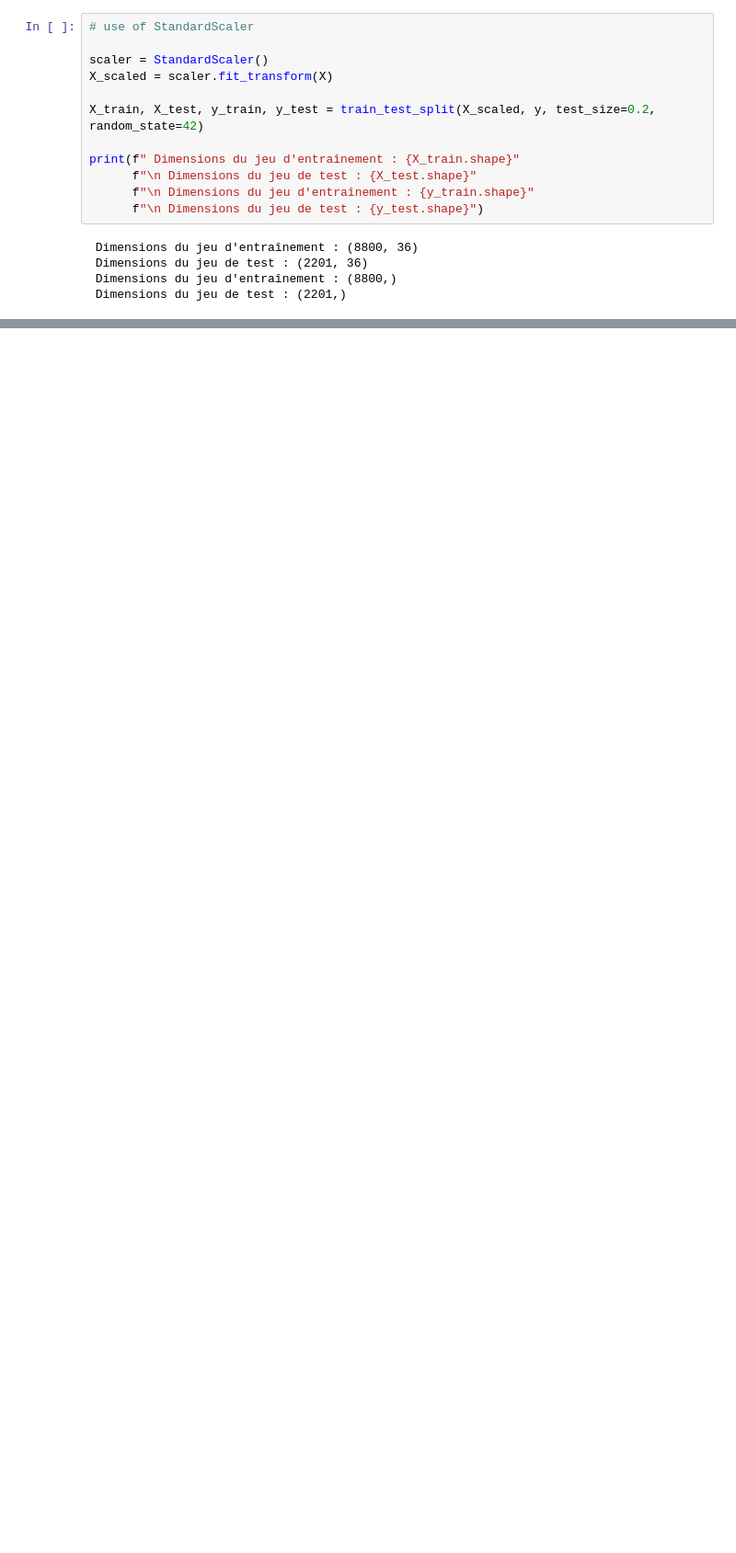
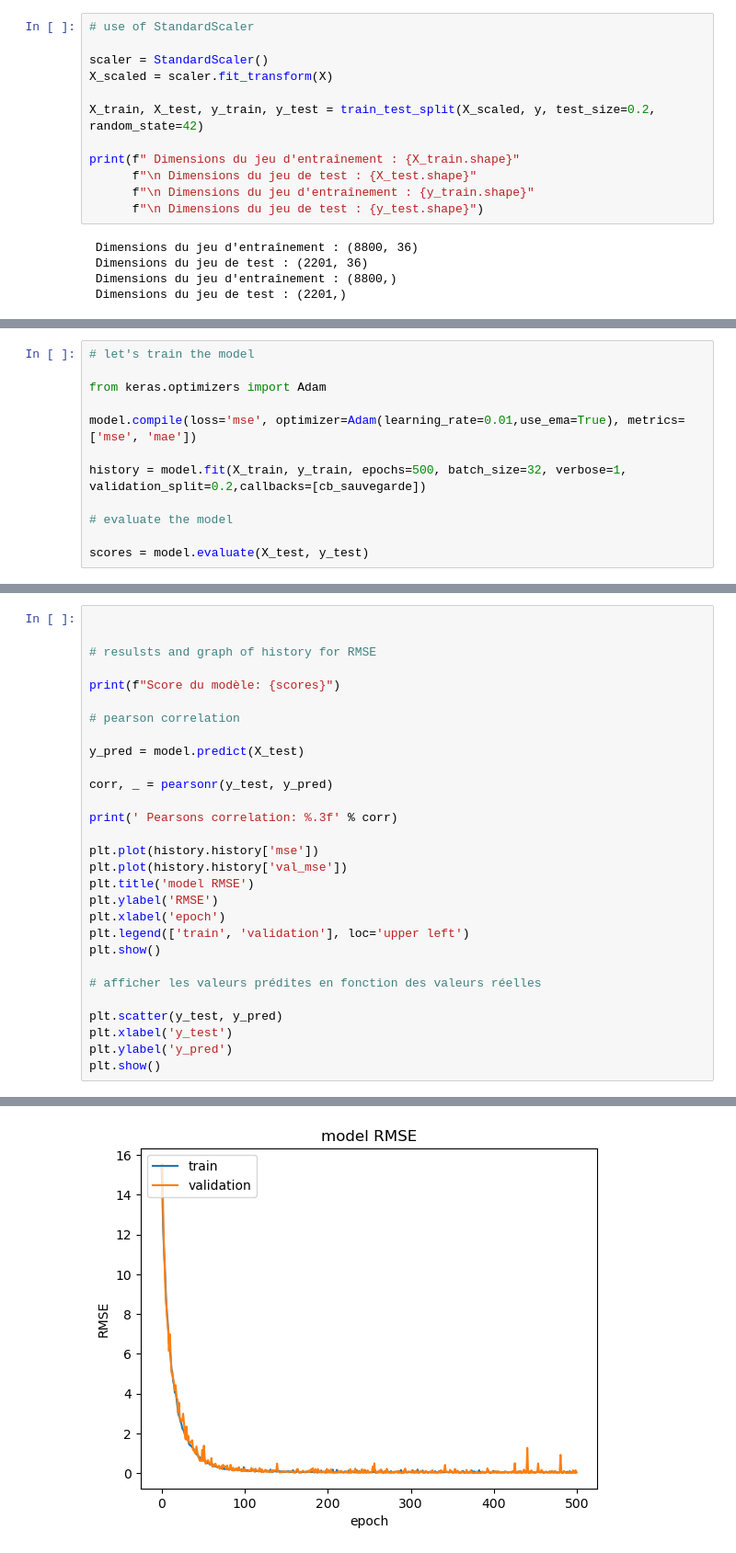
Before and after one commit to lucasboistay/molecular_dynamics, a Jupyter notebook: main.ipynb, the cells around one changed output, grey strips where cells are left out. Shown: that part at 92% size. Saved outputs shown, nothing was run; the diff lists cells and outputs as text; blank space fills up the shorter version.

```diff
--- a/main.ipynb
+++ b/main.ipynb
@@ -924,0 +1019,12 @@ Score du modèle: [816.1104736328125, 3.344068765640259, 816.1104736328125]
+# %%
+# let's train the model
+
+from keras.optimizers import Adam
+
+model.compile(loss='mse', optimizer=Adam(learning_rate=0.01,use_ema=True), metrics=['mse', 'mae'])
+
+history = model.fit(X_train, y_train, epochs=500, batch_size=32, verbose=1, validation_split=0.2,callbacks=[cb_sauvegarde])
+
+# evaluate the model
+
+scores = model.evaluate(X_test, y_test)
@@ -924,0 +1049,30 @@ Score du modèle: [816.1104736328125, 3.344068765640259, 816.1104736328125]
+# %%
+
+
+# resulsts and graph of history for RMSE
+
+print(f"Score du modèle: {scores}")
+
+# pearson correlation
+
+y_pred = model.predict(X_test)
+
+corr, _ = pearsonr(y_test, y_pred)
+
+print(' Pearsons correlation: %.3f' % corr)
+
+plt.plot(history.history['mse'])
+plt.plot(history.history['val_mse'])
+plt.title('model RMSE')
+plt.ylabel('RMSE')
+plt.xlabel('epoch')
+plt.legend(['train', 'validation'], loc='upper left')
+plt.show()
+
+# afficher les valeurs prédites en fonction des valeurs réelles
+
+plt.scatter(y_test, y_pred)
+plt.xlabel('y_test')
+plt.ylabel('y_pred')
+plt.show()
+# %% [output]
@@ -924,0 +1082 @@ Score du modèle: [816.1104736328125, 3.344068765640259, 816.1104736328125]
+[figure, added]
```
Also changed, not shown: parts of 22 cells of this notebook, 2 other files.
